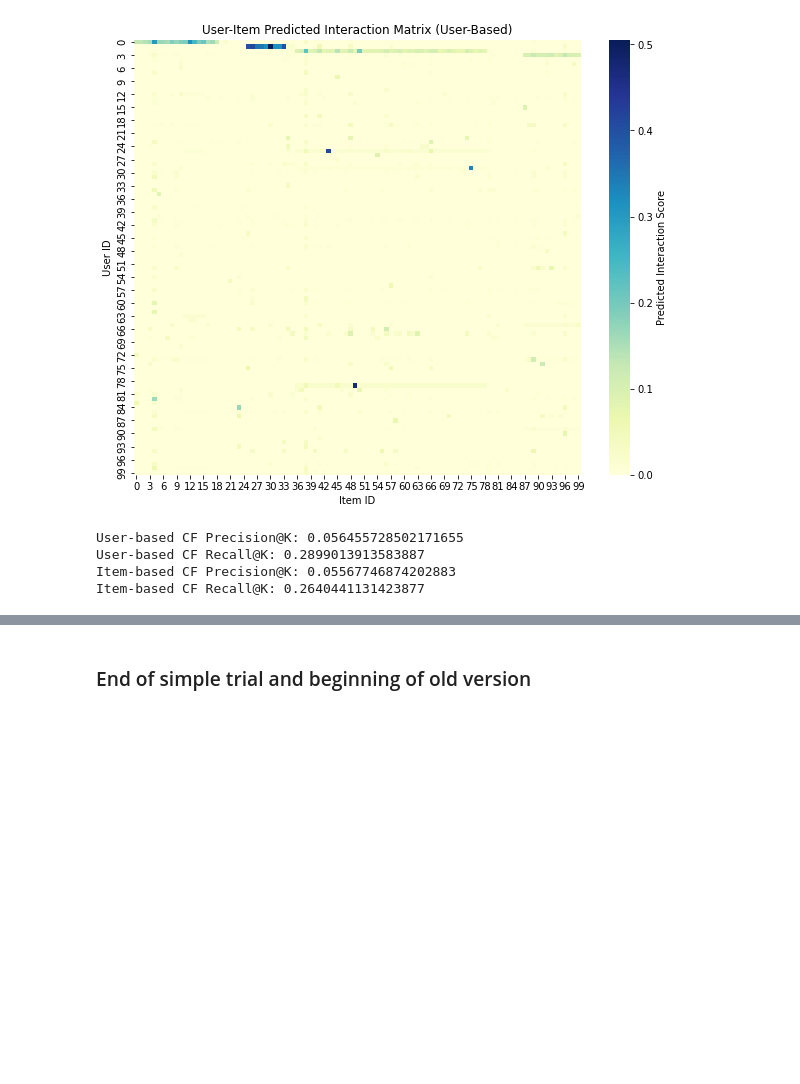
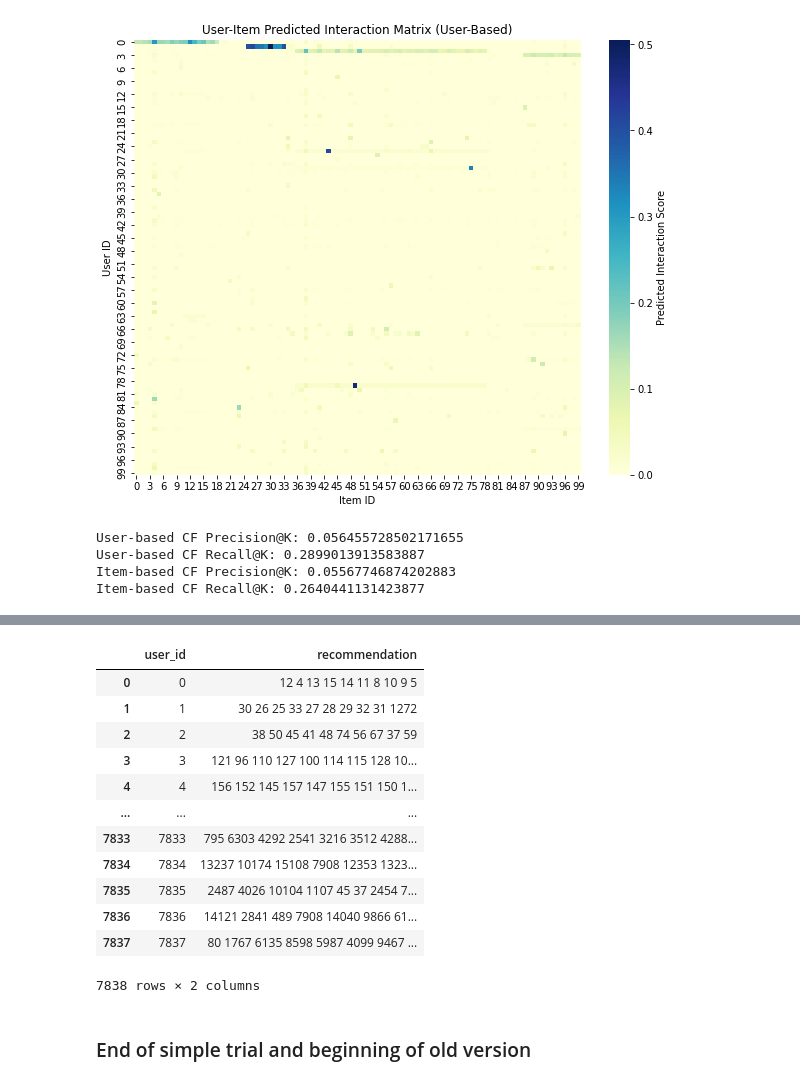
Before and after one commit to fedeamedeo/machine-learning-project, a Jupyter notebook: project 3 version.ipynb, the cells around one changed output, grey strips where cells are left out. Drawn from its saved outputs; the diff is of its cells as text; code cells hidden in the pictures; blank space fills up the shorter version.

```diff
--- a/project 3 version.ipynb
+++ b/project 3 version.ipynb
@@ -884,13 +774,13 @@ sample_submission= pd.read_csv(filepath + 'sample_submission.csv')
 # %%
-# Define the number of top recommendations to include
+'''# Define the number of top recommendations to include
 top_k = 10
 
 # Create a dataset with user IDs and their recommended items
 recommended_items = []
 
-for user_id in range(user_prediction.shape[0]):
+for user_id in range(user_based_predictions.shape[0]):
     # Get the top-k recommended items for the user
-    top_items = np.argsort(user_prediction[user_id, :])[-top_k:][::-1]
+    top_items = np.argsort(user_based_predictions[user_id, :])[-top_k:][::-1]
     recommended_items.append({
         'user_id': user_id,
         'recommendation': ' '.join(map(str, top_items))
@@ -900,5 +790,5 @@ for user_id in range(user_prediction.shape[0]):
 recommendations_df = pd.DataFrame(recommended_items)
 
 # Display the resulting dataset
-recommendations_df.head()
+recommendations_df.head()'''
 # %% [output]
@@ -1525,3 +822,20 @@ IndexError: index 12319 is out of bounds for axis 0 with size 12319
+# %%
+# Display the recommendations
+recommendations_df
+# %% [output]
+|  | user_id | recommendation |
+| 0 | 0 | 12 4 13 15 14 11 8 10 9 5 |
+| 1 | 1 | 30 26 25 33 27 28 29 32 31 1272 |
+| 2 | 2 | 38 50 45 41 48 74 56 67 37 59 |
+| 3 | 3 | 121 96 110 127 100 114 115 128 10... |
+| 4 | 4 | 156 152 145 157 147 155 151 150 1... |
+| ... | ... | ... |
+| 7833 | 7833 | 795 6303 4292 2541 3216 3512 4288... |
+| 7834 | 7834 | 13237 10174 15108 7908 12353 1323... |
+| 7835 | 7835 | 2487 4026 10104 1107 45 37 2454 7... |
+| 7836 | 7836 | 14121 2841 489 7908 14040 9866 61... |
+| 7837 | 7837 | 80 1767 6135 8598 5987 4099 9467 ... |
+7838 rows × 2 columns
 # %% [markdown]
 ### End of simple trial and beginning of old version
 # %% [markdown]
```
Also changed, not shown: parts of 28 cells of this notebook.
